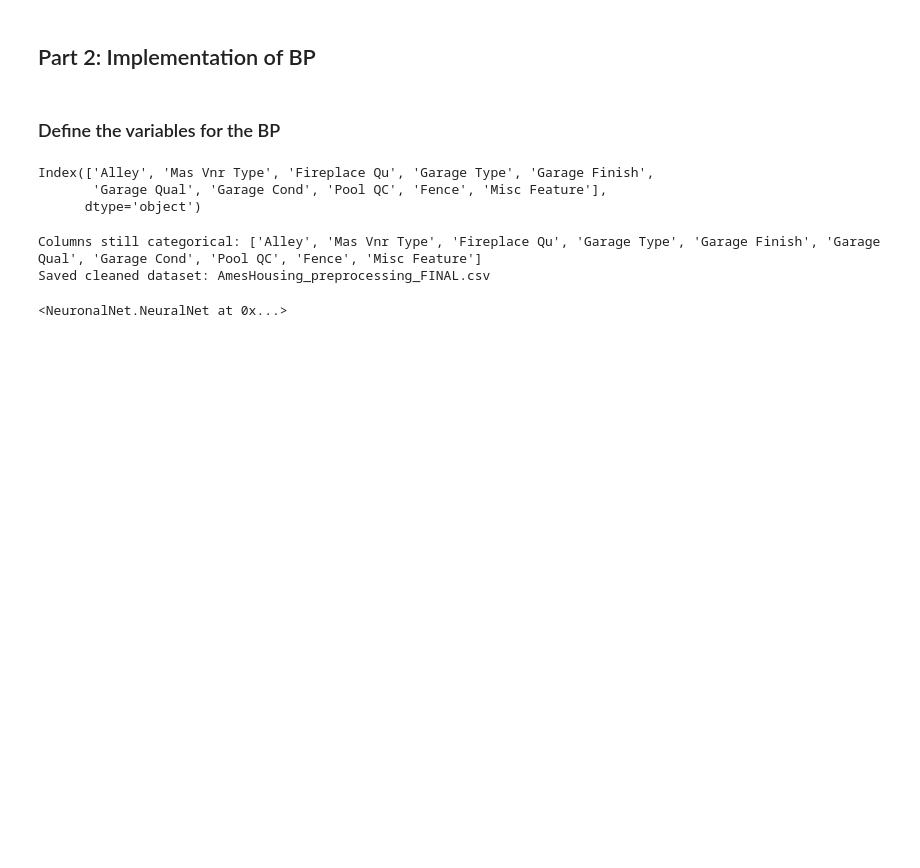
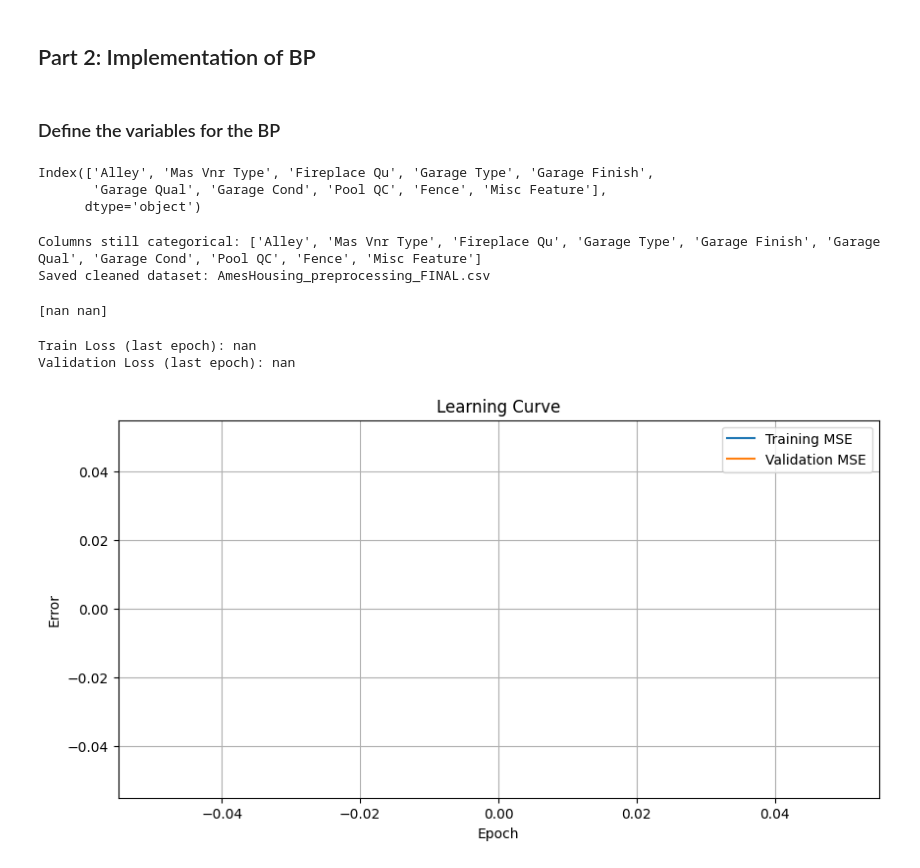
Before and after one commit to AlejandraCordero/NEC_labs, a Jupyter notebook: Activity01/activity01.ipynb, the cells around one changed output. Drawn from its saved outputs; the diff is of its cells as text; code cells hidden in the pictures; blank space fills up the shorter version.

Commit message:
Part 2 BP changes NeuralNet

```diff
--- a/Activity01/activity01.ipynb
+++ b/Activity01/activity01.ipynb
@@ -588,23 +588,63 @@ Saved cleaned dataset: AmesHousing_preprocessing_FINAL.csv
 # %%
 import pandas as pd
 import numpy as np
+from sklearn.preprocessing import StandardScaler
 from NeuronalNet import NeuralNet
 
 df = pd.read_csv("AmesHousing_preprocessing_FINAL.csv")
+
+# 1. Split X and y
 X = df.drop(columns=["SalePrice"]).values
 y = df["SalePrice"].values
 
+# 2. Scale X
+sc_X = StandardScaler()
+X_scaled = sc_X.fit_transform(X)
+
+# 3. Scale y
+sc_y = StandardScaler()
+y_scaled = sc_y.fit_transform(y.reshape(-1,1)).ravel()
+
+# 4. Build the network
 nn = NeuralNet(
-    n_units=[X.shape[1], 32, 16, 1],
+    n_units=[X_scaled.shape[1], 64, 32, 16, 1],
     epochs=200,
-    lr=0.01,
+    lr=0.001,
     momentum=0.9,
-    activation='tanh',
+    activation="tanh",
     val_pct=0.2,
     batch_size=32,
     random_state=42
 )
 
-nn.fit(X, y)
+# 5. Train
+nn.fit(X_scaled, y_scaled)
+
+# 6. Check losses
+loss = nn.loss_epochs()
+print(loss[-1])
 # %% [output]
-<NeuronalNet.NeuralNet at 0x...>
+[nan nan]
+# %%
+loss = nn.loss_epochs()
+print("Train Loss (last epoch):", loss[-1,0])
+print("Validation Loss (last epoch):", loss[-1,1])
+# %% [output]
+Train Loss (last epoch): nan
+Validation Loss (last epoch): nan
+# %%
+import matplotlib.pyplot as plt
+
+loss = nn.loss_epochs()
+
+plt.figure(figsize=(10,5))
+plt.plot(loss[:,0], label="Training MSE")
+plt.plot(loss[:,1], label="Validation MSE")
+plt.xlabel("Epoch")
+plt.ylabel("Error")
+plt.title("Learning Curve")
+plt.legend()
+plt.grid()
+plt.show()
+# %% [output]
+[figure, added]
```
Also changed, not shown: parts of 16 cells of this notebook, 1 other file.
